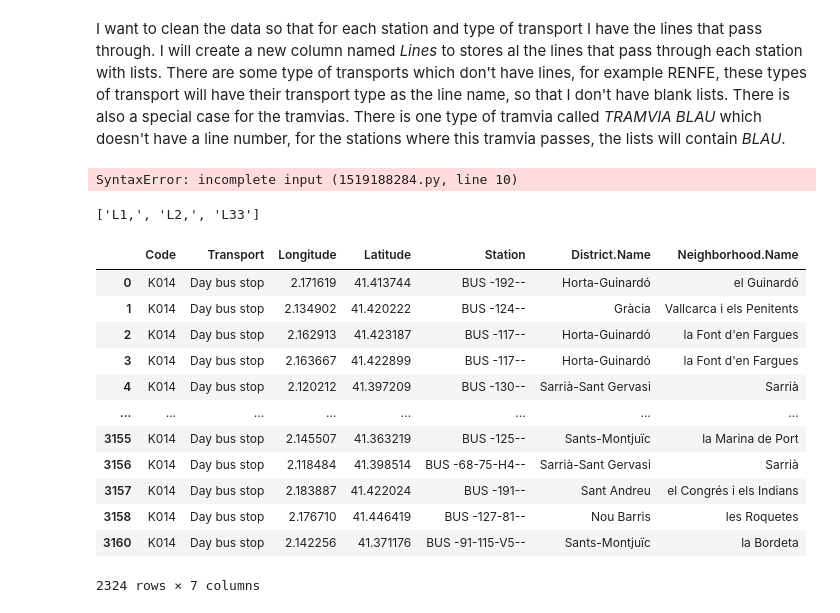
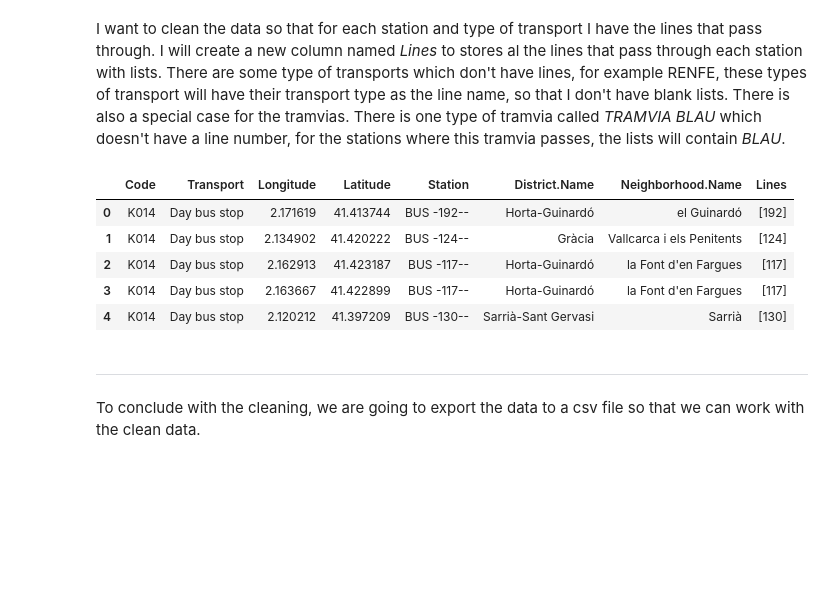
Before and after one commit to gehll/Midterm-project, a Jupyter notebook: data/clean.ipynb, the cells around one changed output. Drawn from its saved outputs; the diff is of its cells as text; code cells hidden in the pictures; blank space fills up the shorter version.

Commit message:
Close #2; FINISHED cleaning

```diff
--- a/data/clean.ipynb
+++ b/data/clean.ipynb
@@ -226,10 +223,15 @@ def get_lines(row):
             return 'FGC'
         else:
             return row['Transport']
+    elif row['Code'] == 'K011' and 'blau' in row['Station'].lower():
+        return 'BLAU'
     else:
-        if row['Code'] in ['K001', 'K0011']:
-            res = re.findall(r'\w\d+\,?', 'dfsfs - (L1, L2, L33)')
-        elif row['Code'] in ['K014', 'K015', 'K016']:
-            res = re.findall(r'\w\d+\,?', 'dfsfs - (L1, L2, L33)')
+        res = re.findall(r'\w*\d+', row['Station']) #Get the line. The line can be consecutive digits or a letter followed by one or more digits
+        if res  == []:
+            if '-BCTE-' in row['Station']:
+                res.append('BCTE')
+            if '-BCTO-' in row['Station']:
+                res.append('BCTO')
+            if '-CJ-' in row['Station']:
+                res.append('CJ')
+        return res
-# %% [output]
-SyntaxError: incomplete input (1519188284.py, line 10)
@@ -238,20 +238,16 @@ lst = re.split('-', '-14--', flags=re.IGNORECASE)
-# %%
-re.findall(r'\w\d+\,?', 'dfsfs - (L1, L2, L33)')
-# %% [output]
-['L1,', 'L2,', 'L33']
-# %%
-bus_stops[bus_stops['Code'] == 'K014']
-# %% [output]
-|  | Code | Transport | Longitude | Latitude | Station | District.Name | Neighborhood.Name |
-| 0 | K014 | Day bus stop | 2.171619 | 41.413744 | BUS -192-- | Horta-Guinardó | el Guinardó |
-| 1 | K014 | Day bus stop | 2.134902 | 41.420222 | BUS -124-- | Gràcia | Vallcarca i els Penitents |
-| 2 | K014 | Day bus stop | 2.162913 | 41.423187 | BUS -117-- | Horta-Guinardó | la Font d'en Fargues |
-| 3 | K014 | Day bus stop | 2.163667 | 41.422899 | BUS -117-- | Horta-Guinardó | la Font d'en Fargues |
-| 4 | K014 | Day bus stop | 2.120212 | 41.397209 | BUS -130-- | Sarrià-Sant Gervasi | Sarrià |
-| ... | ... | ... | ... | ... | ... | ... | ... |
-| 3155 | K014 | Day bus stop | 2.145507 | 41.363219 | BUS -125-- | Sants-Montjuïc | la Marina de Port |
-| 3156 | K014 | Day bus stop | 2.118484 | 41.398514 | BUS -68-75-H4-- | Sarrià-Sant Gervasi | Sarrià |
-| 3157 | K014 | Day bus stop | 2.183887 | 41.422024 | BUS -191-- | Sant Andreu | el Congrés i els Indians |
-| 3158 | K014 | Day bus stop | 2.176710 | 41.446419 | BUS -127-81-- | Nou Barris | les Roquetes |
-| 3160 | K014 | Day bus stop | 2.142256 | 41.371176 | BUS -91-115-V5-- | Sants-Montjuïc | la Bordeta |
-2324 rows × 7 columns
+# %%
+# Create new column Lines
+
+transport_data['Lines'] = transport_data.apply(get_lines, axis=1)
+transport_data.head()
+# %% [output]
+|  | Code | Transport | Longitude | Latitude | Station | District.Name | Neighborhood.Name | Lines |
+| 0 | K014 | Day bus stop | 2.171619 | 41.413744 | BUS -192-- | Horta-Guinardó | el Guinardó | [192] |
+| 1 | K014 | Day bus stop | 2.134902 | 41.420222 | BUS -124-- | Gràcia | Vallcarca i els Penitents | [124] |
+| 2 | K014 | Day bus stop | 2.162913 | 41.423187 | BUS -117-- | Horta-Guinardó | la Font d'en Fargues | [117] |
+| 3 | K014 | Day bus stop | 2.163667 | 41.422899 | BUS -117-- | Horta-Guinardó | la Font d'en Fargues | [117] |
+| 4 | K014 | Day bus stop | 2.120212 | 41.397209 | BUS -130-- | Sarrià-Sant Gervasi | Sarrià | [130] |
+# %% [markdown]
+---
+
+To conclude with the cleaning, we are going to export the data to a csv file so that we can work with the clean data.
```
Also changed, not shown: parts of 3 cells of this notebook.
